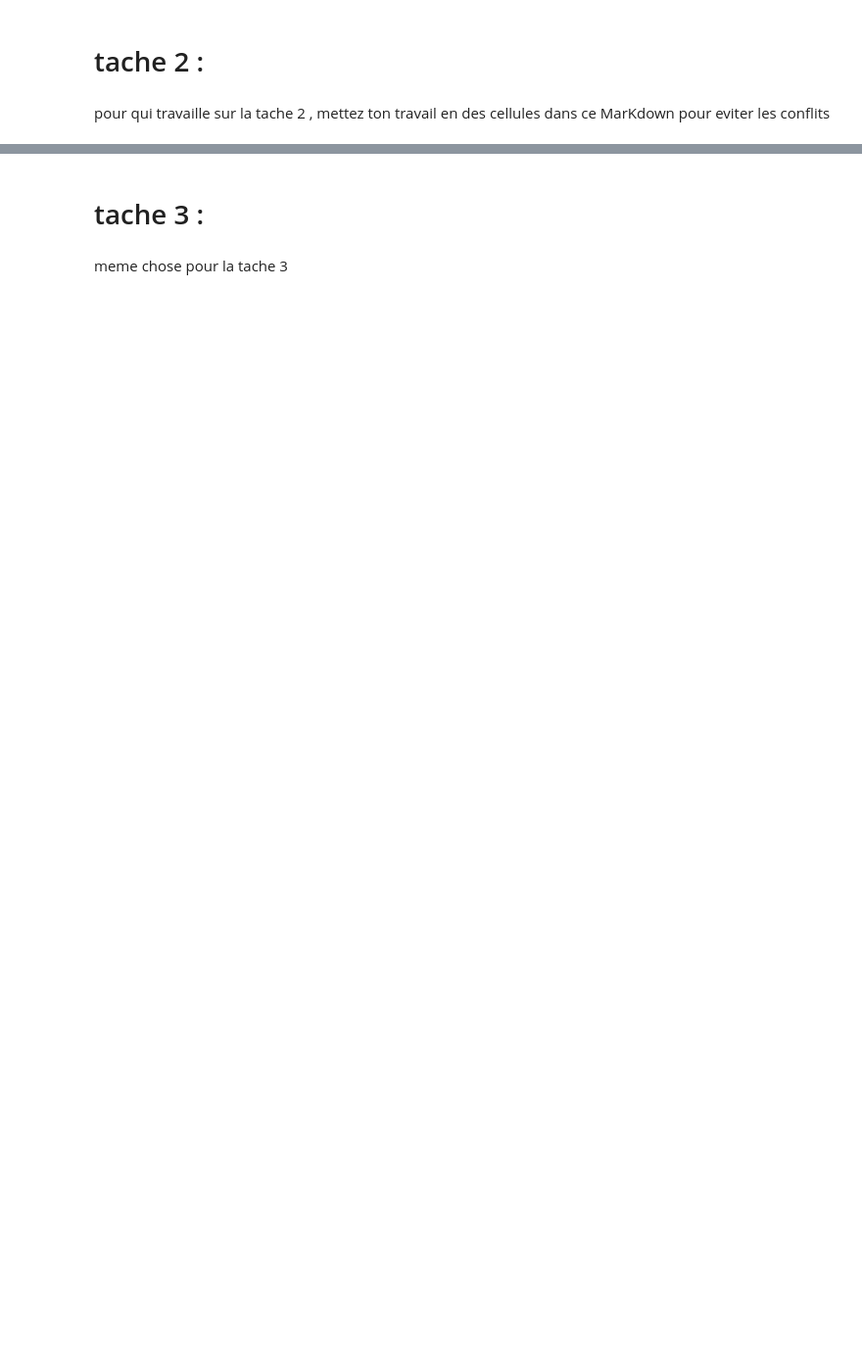
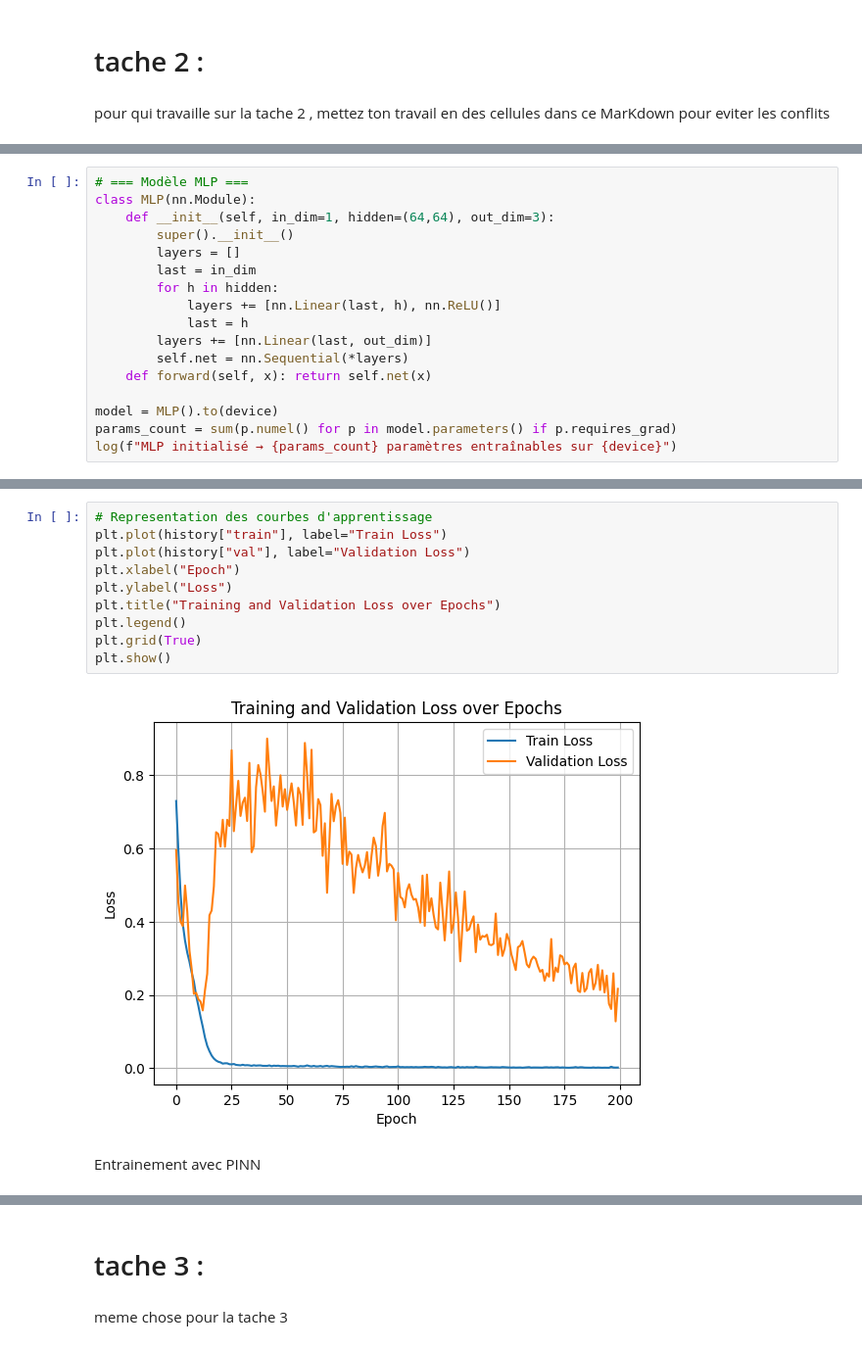
Before and after one commit to hassane-37/DeepLaser, a Jupyter notebook: deeplaser.ipynb, the cells around one changed output, grey strips where cells are left out. Shown at 98% size. Cells and saved outputs as stored; diff of their text form; blank space fills up the shorter version.

```diff
--- a/deeplaser.ipynb
+++ b/deeplaser.ipynb
@@ -380,0 +575,17 @@ pour qui travaille sur la tache 2 , mettez ton travail en des cellules dans ce M
+# %%
+# === Modèle MLP ===
+class MLP(nn.Module):
+    def __init__(self, in_dim=1, hidden=(64,64), out_dim=3):
+        super().__init__()
+        layers = []
+        last = in_dim
+        for h in hidden:
+            layers += [nn.Linear(last, h), nn.ReLU()]
+            last = h
+        layers += [nn.Linear(last, out_dim)]
+        self.net = nn.Sequential(*layers)
+    def forward(self, x): return self.net(x)
+
+model = MLP().to(device)
+params_count = sum(p.numel() for p in model.parameters() if p.requires_grad)
+log(f"MLP initialisé → {params_count} paramètres entraînables sur {device}")
@@ -380,0 +693,14 @@ pour qui travaille sur la tache 2 , mettez ton travail en des cellules dans ce M
+# %%
+# Representation des courbes d'apprentissage
+plt.plot(history["train"], label="Train Loss")
+plt.plot(history["val"], label="Validation Loss")
+plt.xlabel("Epoch")
+plt.ylabel("Loss")
+plt.title("Training and Validation Loss over Epochs")
+plt.legend()
+plt.grid(True)
+plt.show()
+# %% [output]
+[figure, added]
+# %% [markdown]
+Entrainement avec PINN
```
Also changed, not shown: parts of 27 cells of this notebook.
